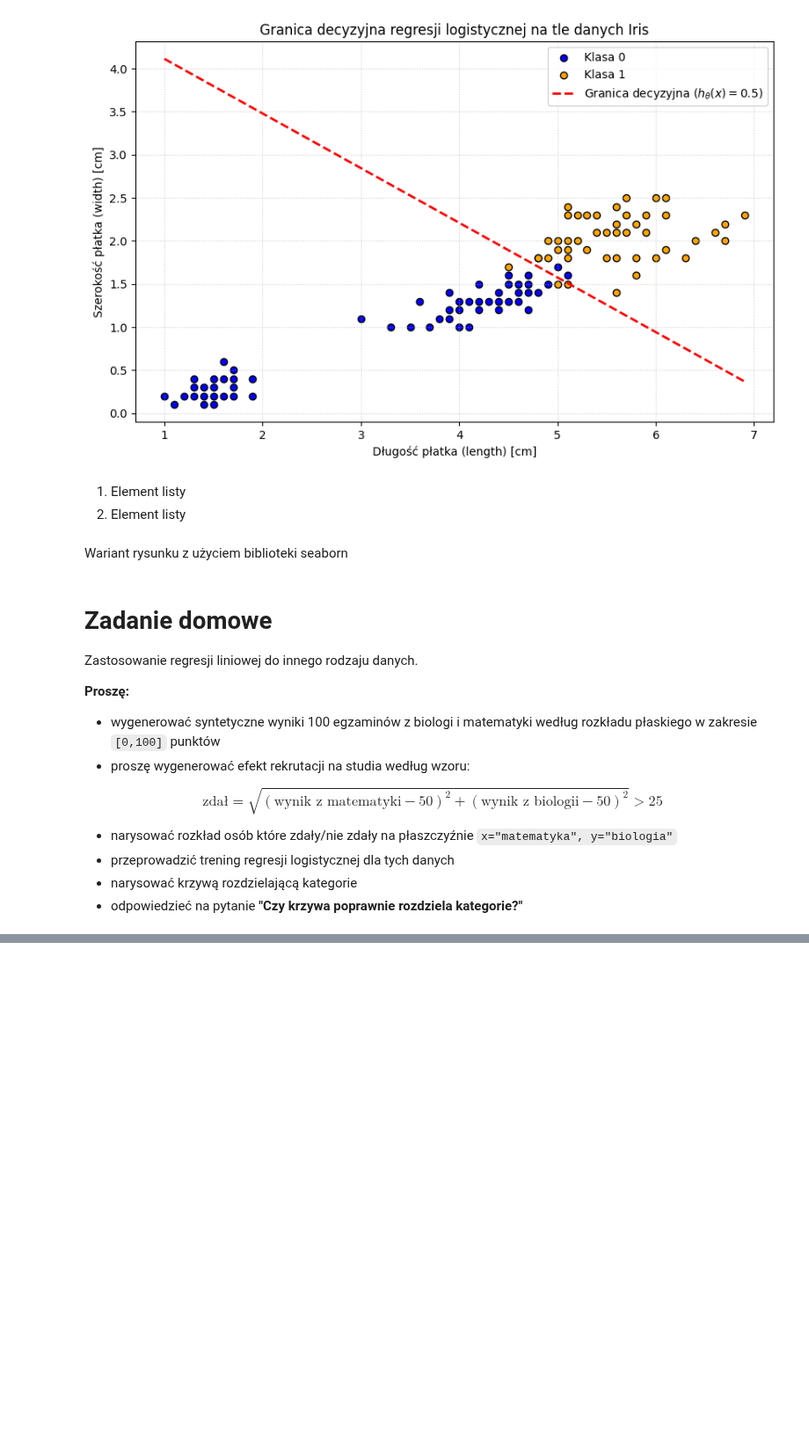
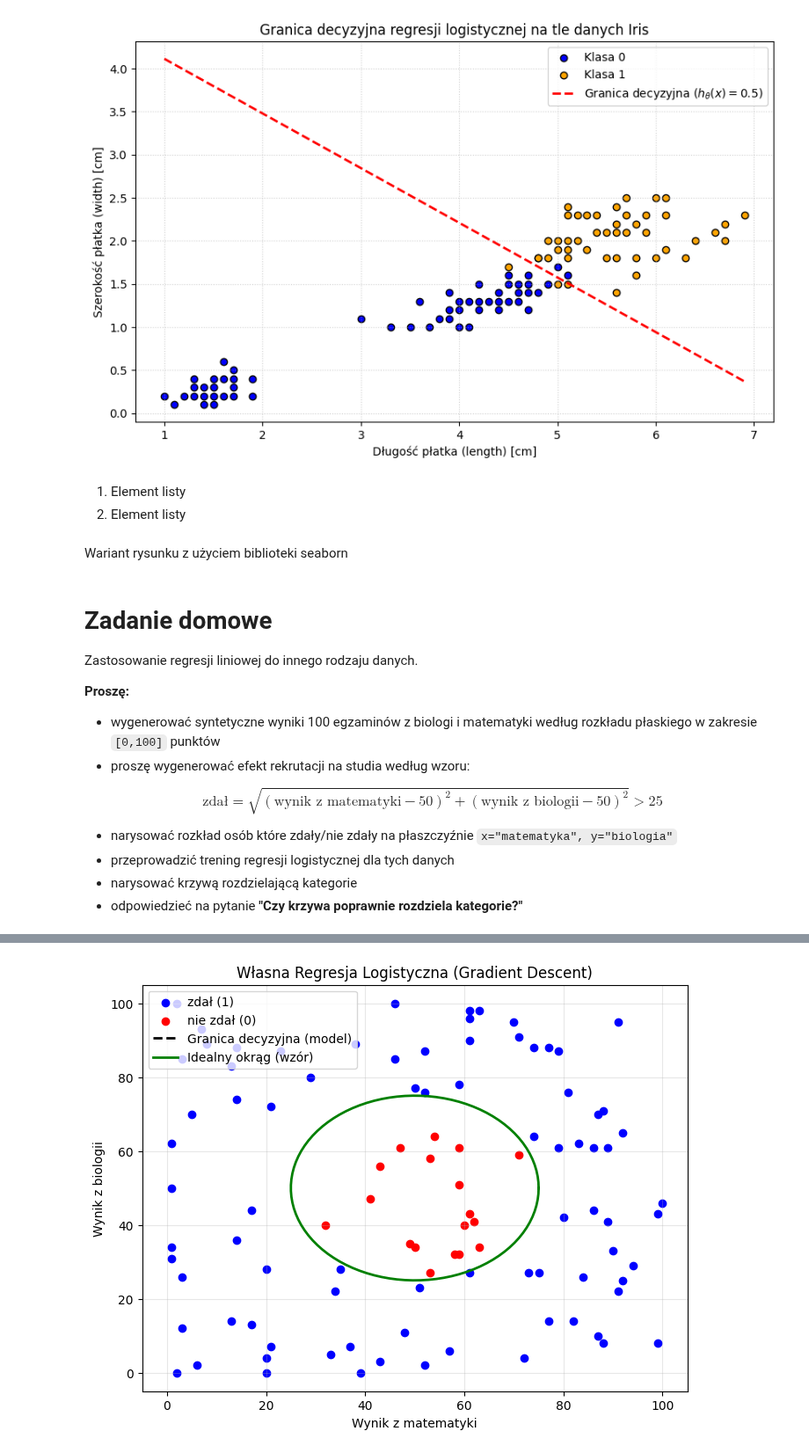
Before and after one commit to js-DigitalSurfer/ML, a Jupyter notebook: 03_Regresja_logistyczna.ipynb, the cells around one changed output, grey strips where cells are left out. Shown at 88% size. Drawn from its saved outputs; the diff is of its cells as text; code cells hidden in the pictures; blank space fills up the shorter version.

```diff
--- a/03_Regresja_logistyczna.ipynb
+++ b/03_Regresja_logistyczna.ipynb
@@ -521,0 +519,86 @@ nPoints = 1000
+# %%
+import numpy as np
+import matplotlib.pyplot as plt
+
+# 1. Generowanie syntetycznych danych (100 egzaminów)
+np.random.seed(42)
+n = 100
+wyniki_matematyka = np.random.randint(0, 101, size=n)
+wyniki_biologia = np.random.randint(0, 101, size=n)
+
+# 2. Efekt rekrutacji według wzoru z polecenia
+odleglosc_od_srodka = np.sqrt((wyniki_matematyka - 50)**2 + (wyniki_biologia - 50)**2)
+Y = (odleglosc_od_srodka > 25).astype(int)
+
+# Przygotowanie macierzy X (doklejamy jedynki dla wyrazu wolnego w0)
+x_ones = np.ones(n)
+X = np.column_stack((x_ones, wyniki_matematyka, wyniki_biologia))
+
+# ==========================================
+# WŁASNY ALGORYTM REGRESJI LOGISTYCZNEJ
+# ==========================================
+
+# Funkcja sigmoidalna
+def sigmoid(z):
+    return 1 / (1 + np.exp(-z))
+
+# Inicjalizacja wag (w0, w1, w2) jako zera
+w = np.zeros(X.shape[1])
+
+# Parametry uczenia
+learning_rate = 0.001
+epochs = 50000  # Duża liczba epok, aby algorytm zbiegł
+
+# Pętla spadku gradientowego (Gradient Descent)
+for epoch in range(epochs):
+    # 1. Obliczenie kombinacji liniowej: z = w0*1 + w1*x1 + w2*x2
+    z = np.dot(X, w)
+
+    # 2. Przepuszczenie przez sigmoidę (przewidywane prawdopodobieństwo)
+    predictions = sigmoid(z)
+
+    # 3. Obliczenie błędu (pochodna funkcji Log-Likelihood)
+    errors = predictions - Y
+
+    # 4. Obliczenie gradientu
+    gradient = np.dot(X.T, errors) / n
+
+    # 5. Aktualizacja wag
+    w -= learning_rate * gradient
+
+print(f"Wyuczone wagi modelu: w0 (bias) = {w[0]:.4f}, w1 (mat) = {w[1]:.4f}, w2 (biol) = {w[2]:.4f}")
+
+# ==========================================
+# RYSOWANIE GRANICY DECYZYJNEJ
+# ==========================================
+
+# Równanie prostej: w0 + w1*x + w2*y = 0  =>  y = -(w0 + w1*x) / w2
+x_wykres = np.linspace(0, 100, 100)
+y_wykres = -(w[0] + w[1] * x_wykres) / w[2]
+
+plt.figure(figsize=(8, 6))
+plt.scatter(wyniki_matematyka[Y == 1], wyniki_biologia[Y == 1], color='blue', label='zdał (1)')
+plt.scatter(wyniki_matematyka[Y == 0], wyniki_biologia[Y == 0], color='red', label='nie zdał (0)')
+
+# Rysowanie wyliczonej od zera prostej decyzyjnej
+plt.plot(x_wykres, y_wykres, color='black', linestyle='--', linewidth=2, label='Granica decyzyjna (model)')
+
+# Rysowanie idealnego okręgu ze wzoru
+an = np.linspace(0, 2 * np.pi, 100)
+plt.plot(50 + 25 * np.cos(an), 50 + 25 * np.sin(an), color='green', linewidth=2, label='Idealny okrąg (wzór)')
+
+plt.xlim(-5, 105)
+plt.ylim(-5, 105)
+plt.xlabel("Wynik z matematyki")
+plt.ylabel("Wynik z biologii")
+plt.title("Własna Regresja Logistyczna (Gradient Descent)")
+plt.legend(loc='upper left')
+plt.grid(True, alpha=0.3)
+plt.show()
+
+# Obliczenie skuteczności (Accuracy)
+z_final = np.dot(X, w)
+pred_klasy = (sigmoid(z_final) >= 0.5).astype(int)
+accuracy = np.mean(pred_klasy == Y)
+print(f"Skuteczność Twojego modelu: {accuracy * 100:.2f}%")
+# %% [output]
@@ -521,0 +606 @@ nPoints = 1000
+[figure, added]
```
Also changed, not shown: parts of 3 cells of this notebook.
